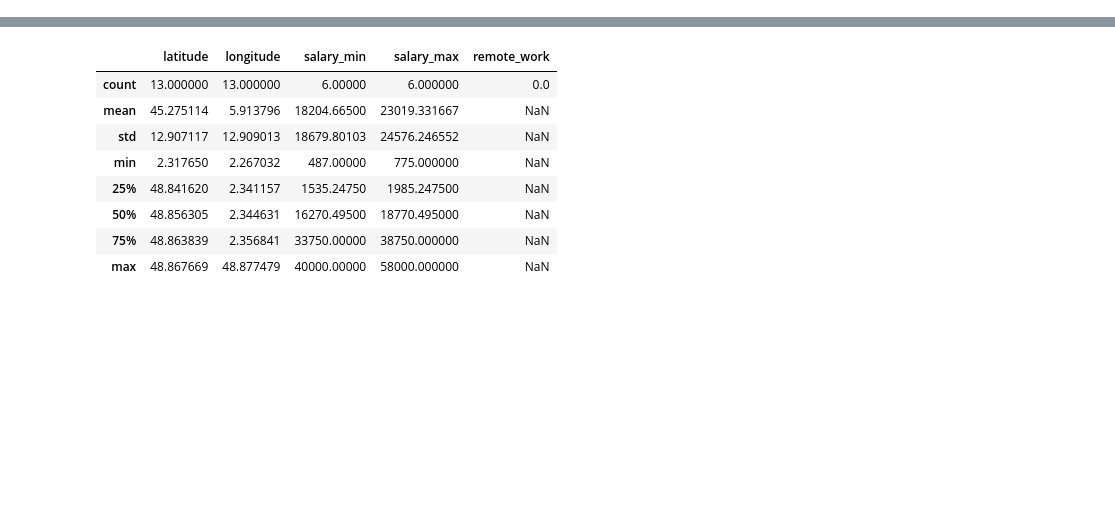
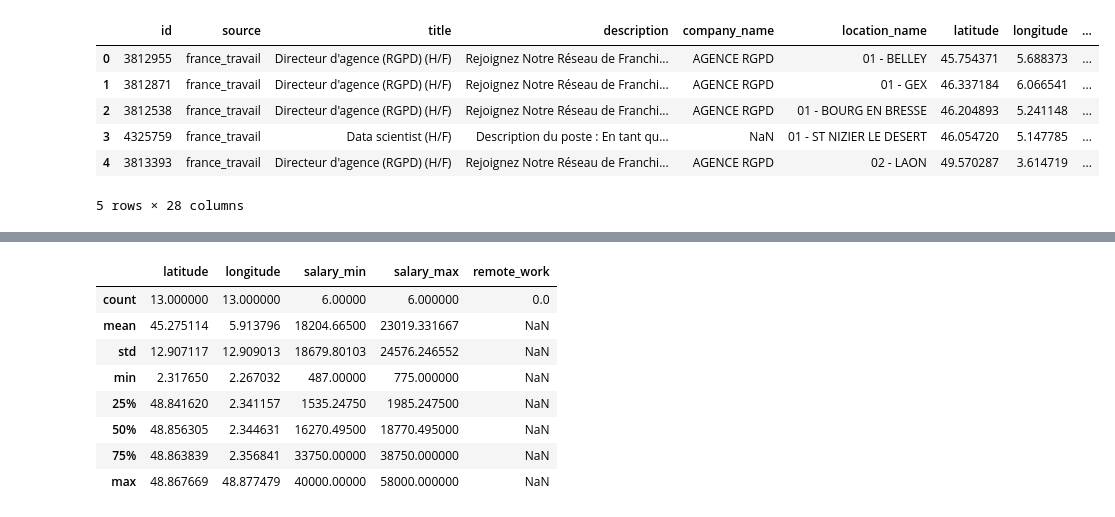
Before and after one commit to Ilanlp/Projet_update, a Jupyter notebook: notebooks/normalizer.ipynb, the cells around one changed output, grey strips where cells are left out. Saved outputs shown, nothing was run; the diff lists cells and outputs as text; code cells hidden in the pictures; blank space fills up the shorter version.

```diff
--- a/notebooks/normalizer.ipynb
+++ b/notebooks/normalizer.ipynb
@@ -68,0 +69,10 @@ france_travail.describe()
+# %%
+france_travail.head()
+# %% [output]
+|  | id | source | title | description | company_name | location_name | latitude | longitude | ... |
+| 0 | 3812955 | france_travail | Directeur d'agence (RGPD) (H/F) | Rejoignez Notre Réseau de Franchi... | AGENCE RGPD | 01 - BELLEY | 45.754371 | 5.688373 | ... |
+| 1 | 3812871 | france_travail | Directeur d'agence (RGPD) (H/F) | Rejoignez Notre Réseau de Franchi... | AGENCE RGPD | 01 - GEX | 46.337184 | 6.066541 | ... |
+| 2 | 3812538 | france_travail | Directeur d'agence (RGPD) (H/F) | Rejoignez Notre Réseau de Franchi... | AGENCE RGPD | 01 - BOURG EN BRESSE | 46.204893 | 5.241148 | ... |
+| 3 | 4325759 | france_travail | Data scientist (H/F) | Description du poste : En tant qu... | NaN | 01 - ST NIZIER LE DESERT | 46.054720 | 5.147785 | ... |
+| 4 | 3813393 | france_travail | Directeur d'agence (RGPD) (H/F) | Rejoignez Notre Réseau de Franchi... | AGENCE RGPD | 02 - LAON | 49.570287 | 3.614719 | ... |
+5 rows × 28 columns
```
Also changed, not shown: parts of 7 cells of this notebook, 8 other files.
